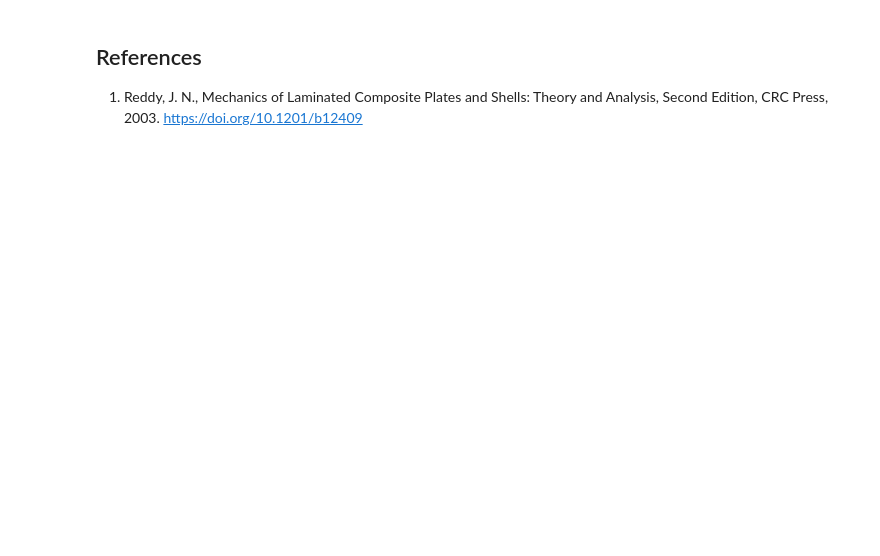
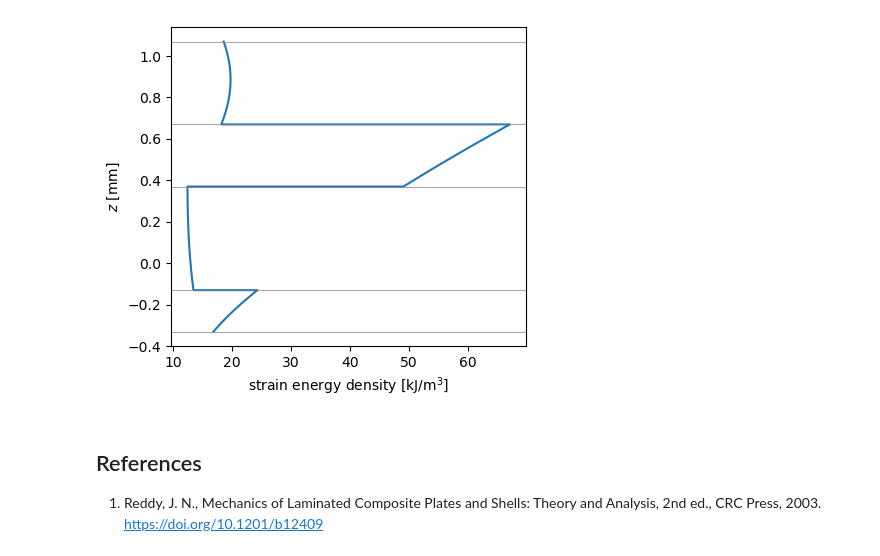
Before and after one commit to saullocastro/composites, a Jupyter notebook: notebooks/ex_tsdt.ipynb, the cells around one changed output. Saved outputs shown, nothing was run; the diff lists cells and outputs as text; code cells hidden in the pictures; blank space fills up the shorter version.

```diff
--- a/notebooks/ex_tsdt.ipynb
+++ b/notebooks/ex_tsdt.ipynb
@@ -79,11 +92,11 @@ K.shape = (13, 13)
 # %%
-# strain energy per unit area integrated ply by ply, against e^T K e / 2
 rng = np.random.default_rng(1)
 h = lam.h
 scale = np.array(3*[1.] + 3*[1/h] + 3*[1/h**3] + 2*[1.] + 2*[1/h**2])
 xi, w = np.polynomial.legendre.leggauss(6)
 zbot = -h/2 + lam.offset
-for _ in range(5):
+rows = []
+for i in range(5):
     e = 1e-3*rng.uniform(-1, 1, 13)*scale
     U = 0.
     zk = zbot
@@ -96,6 +109,7 @@ for _ in range(5):
             U += wi*ply.h/2*0.5*(eps @ C[:3, :3] @ eps
                                  + gamma @ C[3:, 3:] @ gamma)
         zk += ply.h
-    assert np.isclose(0.5*e @ K @ e, U, rtol=1e-12)
-    print('e^T K e / 2 = %.12e J/m^2, integrated %.12e J/m^2' % (0.5*e @ K @ e, U))
+    rows.append(('strain %d: e^T K e/2 vs U [J/m^2]' % (i + 1),
+                 0.5*e @ K @ e, U))
+print_table(rows)
 # %% [output]
@@ -107,4 +128,25 @@ e^T K e / 2 = 3.552772357933e+01 J/m^2, integrated 3.552772357933e+01 J/m^2
+# %%
+zs, dens = [], []
+zk = zbot
+for ply in lam.plies:
+    C = np.asarray(ply.get_constitutive_matrix())
+    for z in np.linspace(zk, zk + ply.h, 41):
+        eps = e[0:3] + z*e[3:6] + z**3*e[6:9]
+        gamma = e[9:11] + z**2*e[11:13]
+        zs.append(z)
+        dens.append(0.5*(eps @ C[:3, :3] @ eps + gamma @ C[3:, 3:] @ gamma))
+    zk += ply.h
+fig, ax = plt.subplots(figsize=(4.5, 4))
+ax.plot(np.array(dens)/1e3, np.array(zs)*1e3)
+for zi in zbot + np.cumsum([0] + [ply.h for ply in lam.plies]):
+    ax.axhline(zi*1e3, color='gray', lw=0.5)
+ax.set_xlabel('strain energy density [kJ/m$^3$]')
+ax.set_ylabel('$z$ [mm]')
+fig.tight_layout()
+plt.show()
+# %% [output]
+[figure, added]
 # %% [markdown]
 ## References
 
-1. Reddy, J. N., Mechanics of Laminated Composite Plates and Shells: Theory and Analysis, Second Edition, CRC Press, 2003. https://doi.org/10.1201/b12409
+1. Reddy, J. N., Mechanics of Laminated Composite Plates and Shells: Theory and Analysis, 2nd ed., CRC Press, 2003. https://doi.org/10.1201/b12409
```
Also changed, not shown: parts of 8 cells of this notebook, 8 other files.
